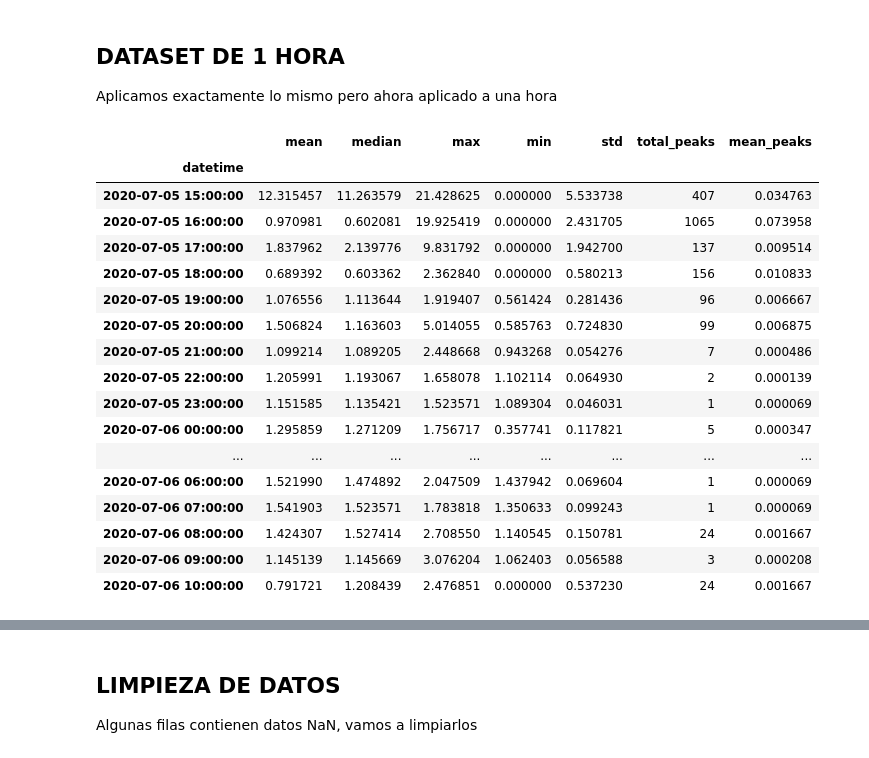
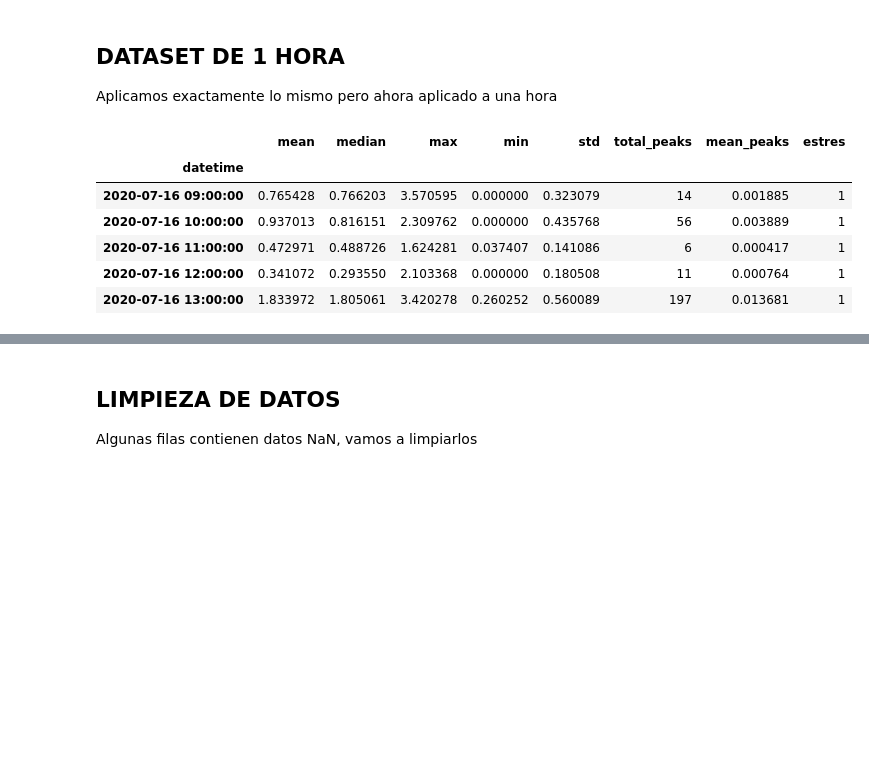
Before and after one commit to Alpha004/PreTesisMasterRepo, a Jupyter notebook: EDA/EDA_analyzier.ipynb, the cells around one changed output, grey strips where cells are left out. Saved outputs shown, nothing was run; the diff lists cells and outputs as text; code cells hidden in the pictures; blank space fills up the shorter version.

```diff
--- a/EDA/EDA_analyzier.ipynb
+++ b/EDA/EDA_analyzier.ipynb
@@ -7,7 +7,7 @@ El presente es para analizar los datos de la actividad electrodermica del smartw
 import pandas as pd
 import numpy as np
 # %%
-PACIENTE = '015'
+PACIENTE = '016'
 PATH_FOLDER = 'G:\\Dataset\\big-ideas-lab-glycemic-variability-and-wearable-device-data-1.1.2\\'+PACIENTE+'\\'
 # %%
 # Parametros para calcular los picos
@@ -323,39 +255,31 @@ Aplicamos exactamente lo mismo pero ahora aplicado a una hora
 # %%
 # Lo mismo aplicamos para 1 hora
 df_procesado_1hora = eda_values[' eda'].resample('1h')
 # Para picos tambien
-df_procesado_5min_picos = eda_values['peak'].resample('1h')
+df_procesado_1hora_picos = eda_values['peak'].resample('1h')
 # Obtenemos el promedio
 df_1hora = df_procesado_1hora.agg(['mean', 'median', 'max', 'min', 'std'])
-df_1hora_peaks = df_procesado_5min_picos.agg({
+df_1hora_peaks = df_procesado_1hora_picos.agg({
     'count': lambda x: (x == 1).sum(),
     'promedio': 'mean'
 })
 # Juntamos ambos valores ahora en un solo dataframe
 df_1hora['total_peaks'] = df_1hora_peaks['count']
 df_1hora['mean_peaks'] = df_1hora_peaks['promedio']
-# Removemos las columnas que no necesitamos por ahora
-# df_1hora = df_1hora.drop(columns=columns_to_remove)
-df_1hora.head(20)
+
+# Añadimos la columna de estres detectado
+
+df_1hora['estres'] = np.where(df_1hora['mean_peaks'] > 0, 1, 0)
+
+df_1hora.head()
 # %% [output]
-|  | mean | median | max | min | std | total_peaks | mean_peaks |
-| datetime |  |  |  |  |  |  |  |
-| 2020-07-05 15:00:00 | 12.315457 | 11.263579 | 21.428625 | 0.000000 | 5.533738 | 407 | 0.034763 |
-| 2020-07-05 16:00:00 | 0.970981 | 0.602081 | 19.925419 | 0.000000 | 2.431705 | 1065 | 0.073958 |
-| 2020-07-05 17:00:00 | 1.837962 | 2.139776 | 9.831792 | 0.000000 | 1.942700 | 137 | 0.009514 |
-| 2020-07-05 18:00:00 | 0.689392 | 0.603362 | 2.362840 | 0.000000 | 0.580213 | 156 | 0.010833 |
-| 2020-07-05 19:00:00 | 1.076556 | 1.113644 | 1.919407 | 0.561424 | 0.281436 | 96 | 0.006667 |
-| 2020-07-05 20:00:00 | 1.506824 | 1.163603 | 5.014055 | 0.585763 | 0.724830 | 99 | 0.006875 |
-| 2020-07-05 21:00:00 | 1.099214 | 1.089205 | 2.448668 | 0.943268 | 0.054276 | 7 | 0.000486 |
-| 2020-07-05 22:00:00 | 1.205991 | 1.193067 | 1.658078 | 1.102114 | 0.064930 | 2 | 0.000139 |
-| 2020-07-05 23:00:00 | 1.151585 | 1.135421 | 1.523571 | 1.089304 | 0.046031 | 1 | 0.000069 |
-| 2020-07-06 00:00:00 | 1.295859 | 1.271209 | 1.756717 | 0.357741 | 0.117821 | 5 | 0.000347 |
-| ... | ... | ... | ... | ... | ... | ... | ... |
-| 2020-07-06 06:00:00 | 1.521990 | 1.474892 | 2.047509 | 1.437942 | 0.069604 | 1 | 0.000069 |
-| 2020-07-06 07:00:00 | 1.541903 | 1.523571 | 1.783818 | 1.350633 | 0.099243 | 1 | 0.000069 |
-| 2020-07-06 08:00:00 | 1.424307 | 1.527414 | 2.708550 | 1.140545 | 0.150781 | 24 | 0.001667 |
-| 2020-07-06 09:00:00 | 1.145139 | 1.145669 | 3.076204 | 1.062403 | 0.056588 | 3 | 0.000208 |
-| 2020-07-06 10:00:00 | 0.791721 | 1.208439 | 2.476851 | 0.000000 | 0.537230 | 24 | 0.001667 |
+|  | mean | median | max | min | std | total_peaks | mean_peaks | estres |
+| datetime |  |  |  |  |  |  |  |  |
+| 2020-07-16 09:00:00 | 0.765428 | 0.766203 | 3.570595 | 0.000000 | 0.323079 | 14 | 0.001885 | 1 |
+| 2020-07-16 10:00:00 | 0.937013 | 0.816151 | 2.309762 | 0.000000 | 0.435768 | 56 | 0.003889 | 1 |
+| 2020-07-16 11:00:00 | 0.472971 | 0.488726 | 1.624281 | 0.037407 | 0.141086 | 6 | 0.000417 | 1 |
+| 2020-07-16 12:00:00 | 0.341072 | 0.293550 | 2.103368 | 0.000000 | 0.180508 | 11 | 0.000764 | 1 |
+| 2020-07-16 13:00:00 | 1.833972 | 1.805061 | 3.420278 | 0.260252 | 0.560089 | 197 | 0.013681 | 1 |
 # %%
 # Separar los cuartiles en columnas individuales
 # Obtenemos los quantiles
```
Also changed, not shown: parts of 27 cells of this notebook, 3 other files.
